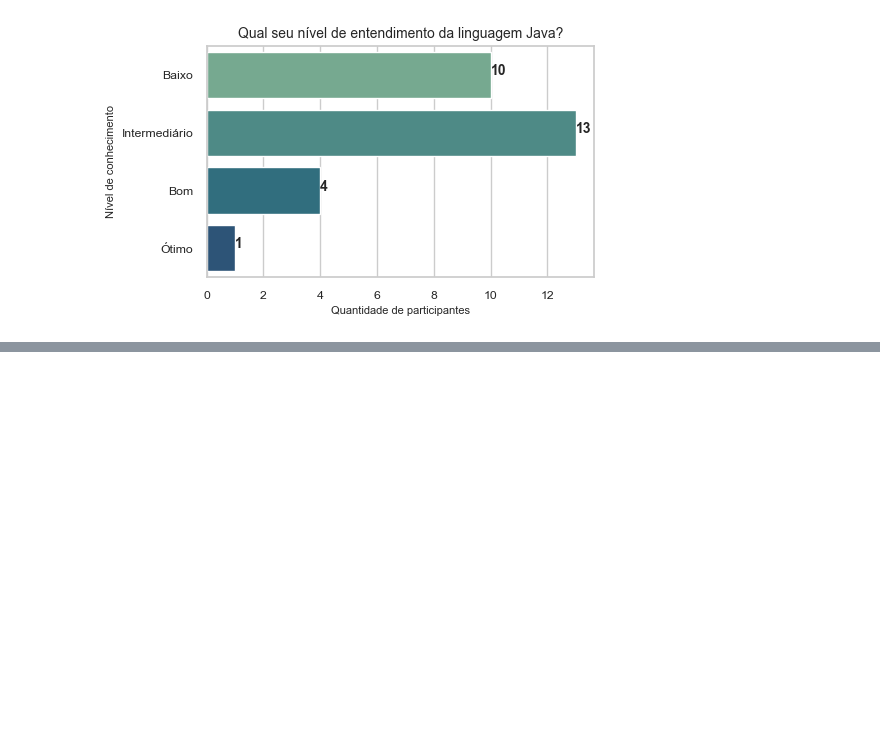
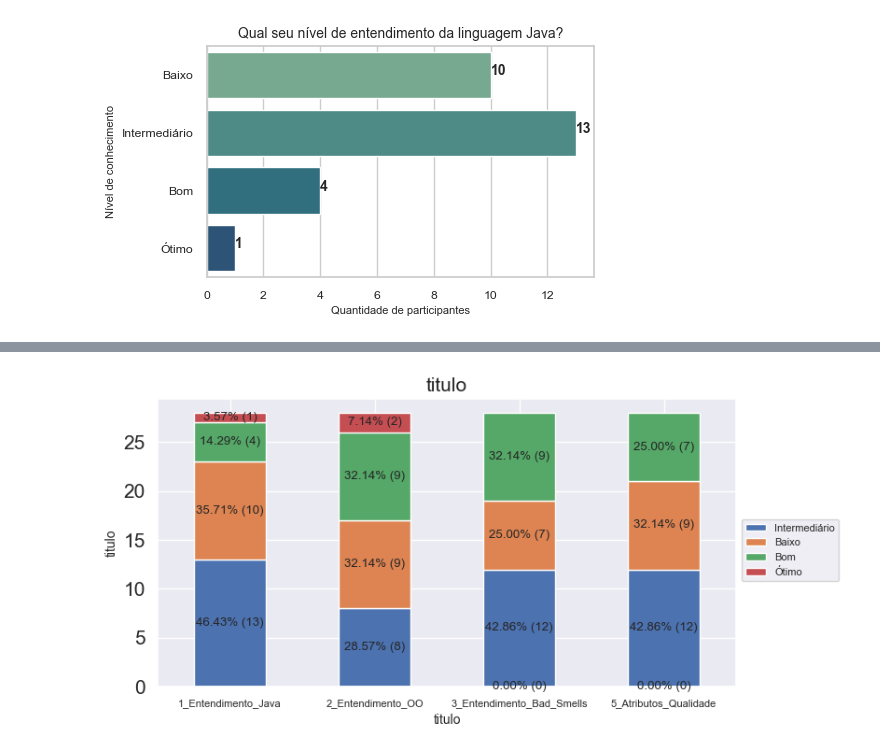
Before and after one commit to stefaneadna/Quality_Software, a Jupyter notebook: trabalho3/analise.ipynb, the cells around one changed output, grey strips where cells are left out. Cells and saved outputs as stored; diff of their text form; code cells hidden in the pictures; blank space fills up the shorter version.

```diff
--- a/trabalho3/analise.ipynb
+++ b/trabalho3/analise.ipynb
@@ -194,0 +255,33 @@ barh("1_Entendimento_Java","Qual seu nível de entendimento da linguagem Java?")
+# %%
+sns.set(font_scale=0.8)
+df = data.groupby(['index'])['Intermediário', 'Baixo', 'Bom','Ótimo'].sum()
+ax = df.plot.bar(figsize=(8,4), stacked=True)
+
+ax.set_title('titulo', fontsize=15)  # Titulo de la grafica
+ax.set_ylabel('titulo', fontsize=10) # Titulo eje y
+ax.set_xlabel('titulo', fontsize=10) # Titulo eje x
+ax.legend(bbox_to_anchor=(1, 0.6), fontsize=8) #ubicación leyenda
+ax.tick_params(axis="x", rotation=90, labelsize=8)
+ax.tick_params(axis="y", labelsize=15)
+ax.grid(True)
+plt.xticks(rotation=360)
+
+abs_values = df.values
+rel_values = abs_values / abs_values.sum(axis=1, keepdims=True) * 100
+
+labels = zip(abs_values.T.flatten(), rel_values.T.flatten())
+
+for path in ax.patches:
+    abs_value, rel_value = next(labels)
+    label = f"{rel_value:.2f}% ({int(abs_value)})"
+    width, height = path.get_width(), path.get_height()
+    x, y = path.get_xy()
+    ax.text(x=x + width / 2,
+            y=y + height / 2,
+            s=label,
+            horizontalalignment='center',
+            verticalalignment='center'
+            )
+plt.show()
+# %% [output]
+[figure, added]
```
Also changed, not shown: parts of 15 cells of this notebook.
